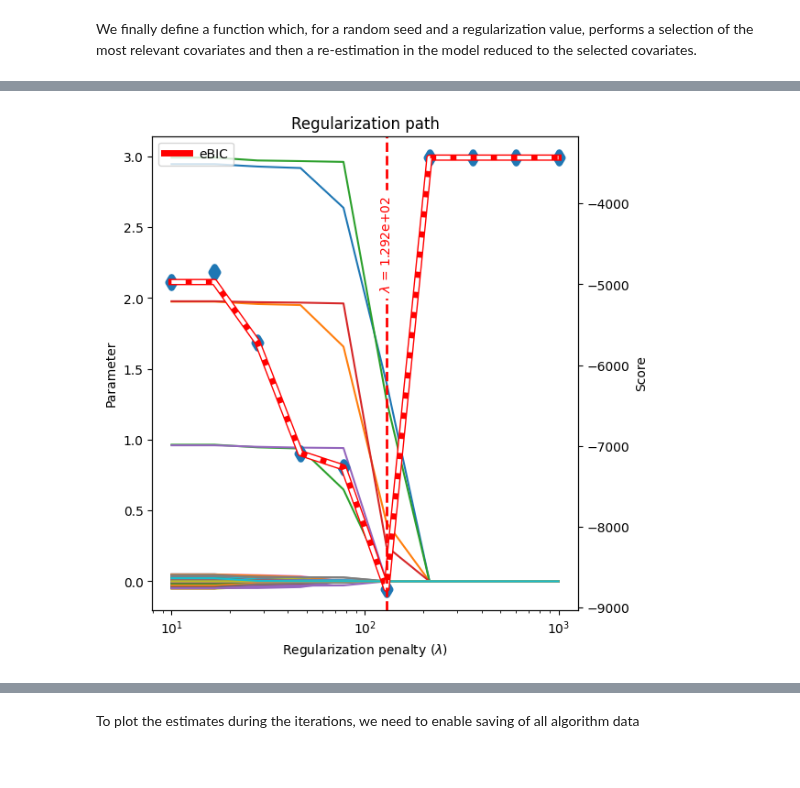
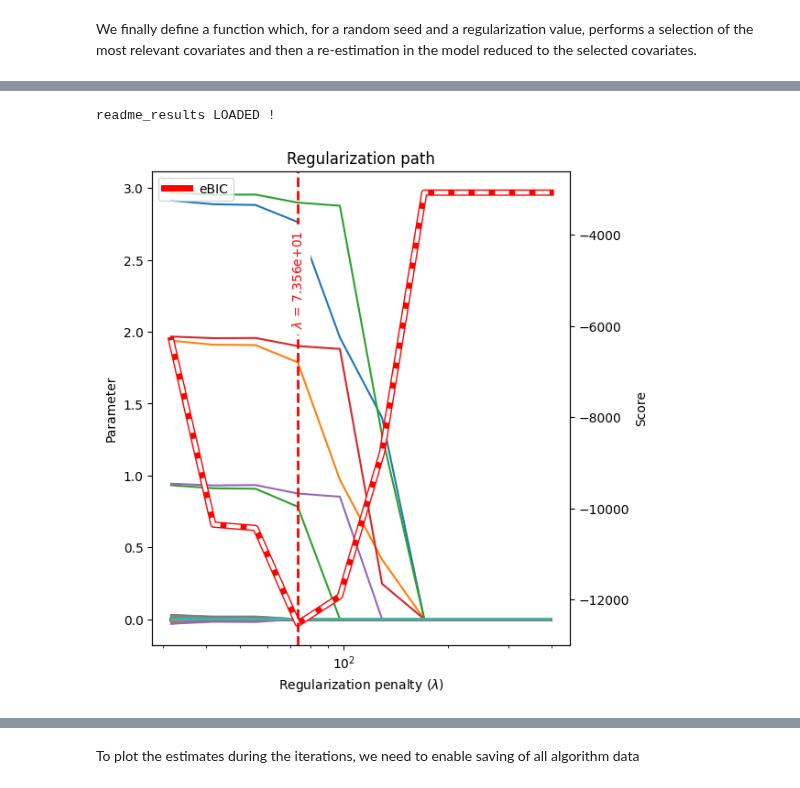
Before and after one commit to caillebotteAntoine/sdg4varselect, a Jupyter notebook: README.ipynb, the cells around one changed output, grey strips where cells are left out. Drawn from its saved outputs; the diff is of its cells as text; code cells hidden in the pictures.

```diff
--- a/README.ipynb
+++ b/README.ipynb
@@ -231,19 +208,26 @@
 # %%
-from sdg4varselect._regularization_function import regularization_path
+# from sdg4varselect._regularization_function import regularization_path
 
-x = regularization_path(
-    selection,
-    prngkey=jrd.PRNGKey(0),
-    lbd_set=jnp.logspace(1.5, 2.6, num=10),
-    algo=algo,
-    model=myModel,
-    data=myobs,
-)
-x.theta_star = p_star
+# regPath = regularization_path(
+#     selection,
+#     prngkey=jrd.PRNGKey(0),
+#     lbd_set=jnp.logspace(1.5, 2.6, num=10),
+#     algo=algo,
+#     model=myModel,
+#     data=myobs,
+# )
+# regPath.theta_star = p_star
+# regPath.save("readme_results")
+
+from sdg4varselect.outputs import RegularizationPath
+
+regPath = RegularizationPath.load("readme_results")
+# %% [output]
+readme_results LOADED !
 # %%
 fig = sdgplt.figure(6, 6)
-fig = sdgplt.plot_regpath(x.standardize(), P=myModel.P, fig=fig)
+fig = sdgplt.plot_regpath(regPath.standardize(), P=myModel.P, fig=fig)
 _ = fig.axes[1].legend(loc="best")
-_ = fig.axes[1].scatter(x.lbd_set, x.ebic, marker="d", linewidths=5)
+fig.savefig("examples/plot/readme_regpath.png", dpi=300)
 # %% [output]
-[figure, old version]
+[figure, new version]
```
Also changed, not shown: parts of 24 cells of this notebook, 17 other files.
